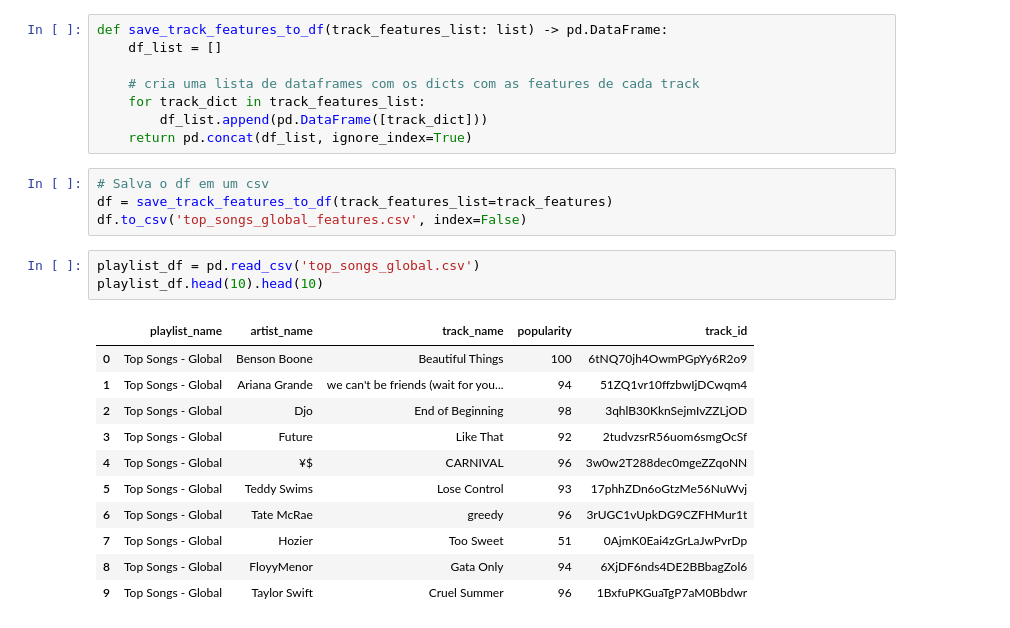
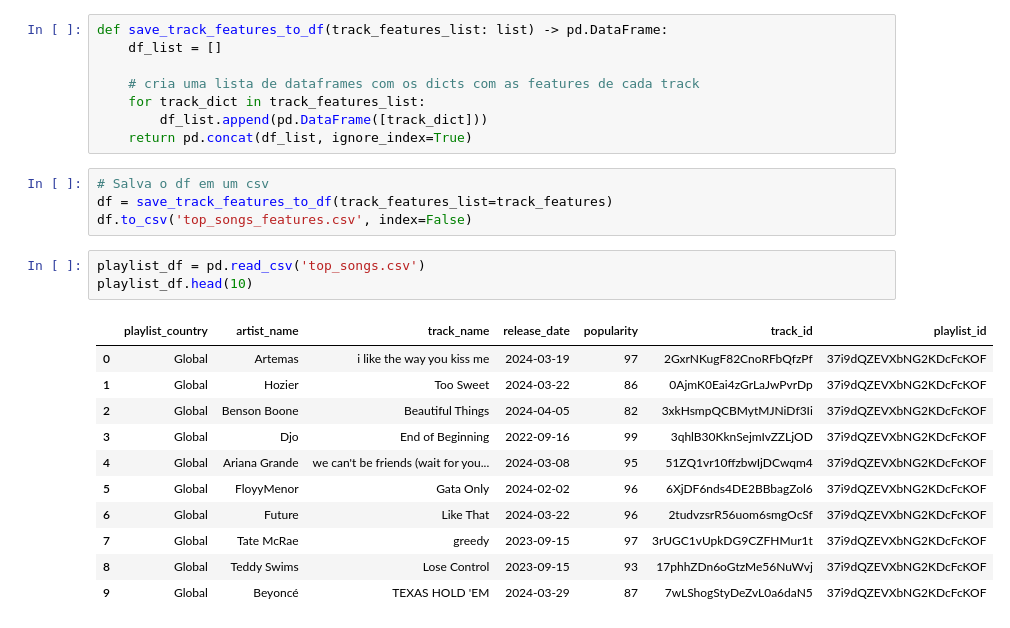
Before and after one commit to vinifm/spotify_hits, a Jupyter notebook: main.ipynb, the cells around one changed output. Drawn from its saved outputs; the diff is of its cells as text.

```diff
--- a/main.ipynb
+++ b/main.ipynb
@@ -140,20 +156,20 @@ def save_track_features_to_df(track_features_list: list) -> pd.DataFrame:
 # %%
 # Salva o df em um csv
 df = save_track_features_to_df(track_features_list=track_features)
-df.to_csv('top_songs_global_features.csv', index=False)
+df.to_csv('top_songs_features.csv', index=False)
 # %%
-playlist_df = pd.read_csv('top_songs_global.csv')
-playlist_df.head(10).head(10)
+playlist_df = pd.read_csv('top_songs.csv')
+playlist_df.head(10)
 # %% [output]
-|  | playlist_name | artist_name | track_name | popularity | track_id |
-| 0 | Top Songs - Global | Benson Boone | Beautiful Things | 100 | 6tNQ70jh4OwmPGpYy6R2o9 |
-| 1 | Top Songs - Global | Ariana Grande | we can't be friends (wait for you... | 94 | 51ZQ1vr10ffzbwIjDCwqm4 |
-| 2 | Top Songs - Global | Djo | End of Beginning | 98 | 3qhlB30KknSejmIvZZLjOD |
-| 3 | Top Songs - Global | Future | Like That | 92 | 2tudvzsrR56uom6smgOcSf |
-| 4 | Top Songs - Global | ¥$ | CARNIVAL | 96 | 3w0w2T288dec0mgeZZqoNN |
-| 5 | Top Songs - Global | Teddy Swims | Lose Control | 93 | 17phhZDn6oGtzMe56NuWvj |
-| 6 | Top Songs - Global | Tate McRae | greedy | 96 | 3rUGC1vUpkDG9CZFHMur1t |
-| 7 | Top Songs - Global | Hozier | Too Sweet | 51 | 0AjmK0Eai4zGrLaJwPvrDp |
-| 8 | Top Songs - Global | FloyyMenor | Gata Only | 94 | 6XjDF6nds4DE2BBbagZol6 |
-| 9 | Top Songs - Global | Taylor Swift | Cruel Summer | 96 | 1BxfuPKGuaTgP7aM0Bbdwr |
+|  | playlist_country | artist_name | track_name | release_date | popularity | track_id | playlist_id |
+| 0 | Global | Artemas | i like the way you kiss me | 2024-03-19 | 97 | 2GxrNKugF82CnoRFbQfzPf | 37i9dQZEVXbNG2KDcFcKOF |
+| 1 | Global | Hozier | Too Sweet | 2024-03-22 | 86 | 0AjmK0Eai4zGrLaJwPvrDp | 37i9dQZEVXbNG2KDcFcKOF |
+| 2 | Global | Benson Boone | Beautiful Things | 2024-04-05 | 82 | 3xkHsmpQCBMytMJNiDf3Ii | 37i9dQZEVXbNG2KDcFcKOF |
+| 3 | Global | Djo | End of Beginning | 2022-09-16 | 99 | 3qhlB30KknSejmIvZZLjOD | 37i9dQZEVXbNG2KDcFcKOF |
+| 4 | Global | Ariana Grande | we can't be friends (wait for you... | 2024-03-08 | 95 | 51ZQ1vr10ffzbwIjDCwqm4 | 37i9dQZEVXbNG2KDcFcKOF |
+| 5 | Global | FloyyMenor | Gata Only | 2024-02-02 | 96 | 6XjDF6nds4DE2BBbagZol6 | 37i9dQZEVXbNG2KDcFcKOF |
+| 6 | Global | Future | Like That | 2024-03-22 | 96 | 2tudvzsrR56uom6smgOcSf | 37i9dQZEVXbNG2KDcFcKOF |
+| 7 | Global | Tate McRae | greedy | 2023-09-15 | 97 | 3rUGC1vUpkDG9CZFHMur1t | 37i9dQZEVXbNG2KDcFcKOF |
+| 8 | Global | Teddy Swims | Lose Control | 2023-09-15 | 93 | 17phhZDn6oGtzMe56NuWvj | 37i9dQZEVXbNG2KDcFcKOF |
+| 9 | Global | Beyoncé | TEXAS HOLD 'EM | 2024-03-29 | 87 | 7wLShogStyDeZvL0a6daN5 | 37i9dQZEVXbNG2KDcFcKOF |
 # %%
```
Also changed, not shown: parts of 3 cells of this notebook, 3 other files.
